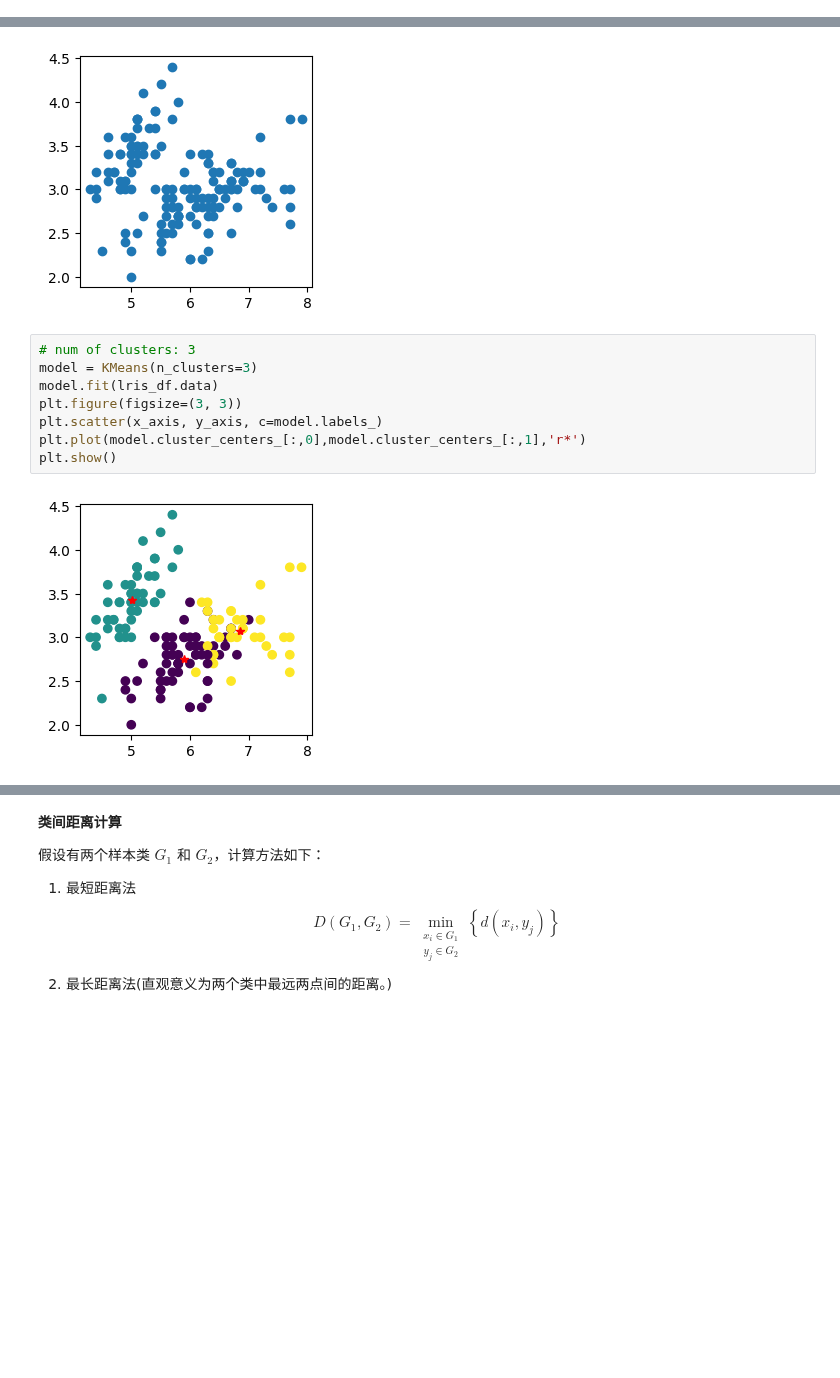
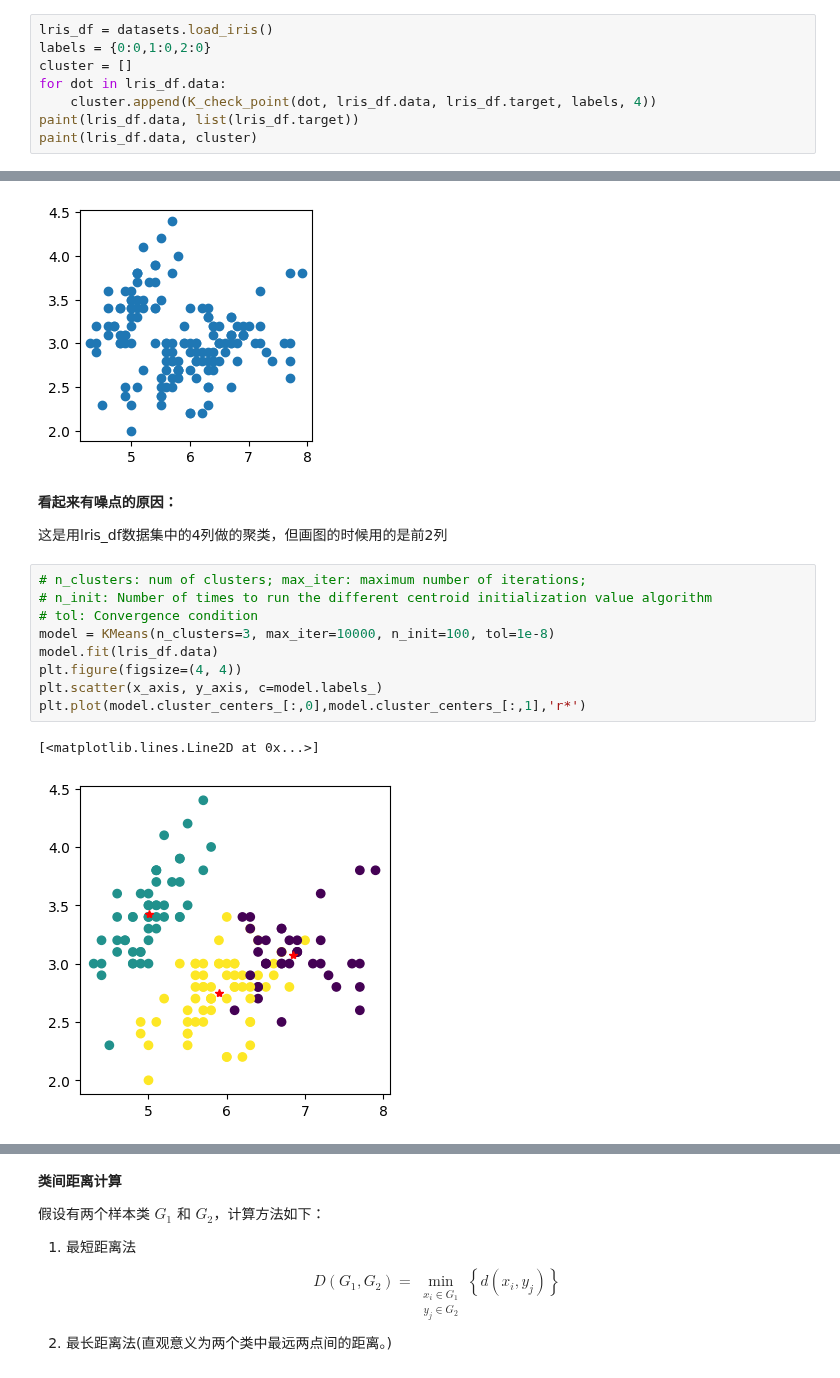
Before and after one commit to SILENT-GUO/MCM_works, a Jupyter notebook: 模型相关/聚类.ipynb, the cells around one changed output, grey strips where cells are left out. Drawn from its saved outputs; the diff is of its cells as text; blank space fills up the shorter version.

```diff
--- a/模型相关/聚类.ipynb
+++ b/模型相关/聚类.ipynb
@@ -105,0 +142,8 @@ most frequent label: 喜剧片
+# %%
+lris_df = datasets.load_iris()
+labels = {0:0,1:0,2:0}
+cluster = []
+for dot in lris_df.data:
+    cluster.append(K_check_point(dot, lris_df.data, lris_df.target, labels, 4))
+paint(lris_df.data, list(lris_df.target))
+paint(lris_df.data, cluster)
@@ -151,13 +206,19 @@ plt.scatter(x_axis, y_axis)
 # %% [output]
 <matplotlib.collections.PathCollection at 0x...>
 [figure]
+# %% [markdown]
+**看起来有噪点的原因：**
+
+这是用lris_df数据集中的4列做的聚类，但画图的时候用的是前2列
 # %%
-# num of clusters: 3
-model = KMeans(n_clusters=3)
+# n_clusters: num of clusters; max_iter: maximum number of iterations;
+# n_init: Number of times to run the different centroid initialization value algorithm
+# tol: Convergence condition
+model = KMeans(n_clusters=3, max_iter=10000, n_init=100, tol=1e-8)
 model.fit(lris_df.data)
-plt.figure(figsize=(3, 3))
+plt.figure(figsize=(4, 4))
 plt.scatter(x_axis, y_axis, c=model.labels_)
 plt.plot(model.cluster_centers_[:,0],model.cluster_centers_[:,1],'r*')
-plt.show()
 # %% [output]
+[<matplotlib.lines.Line2D at 0x...>]
-[figure, old version]
+[figure, new version]
```
Also changed, not shown: parts of 20 cells of this notebook, 1 other file.
